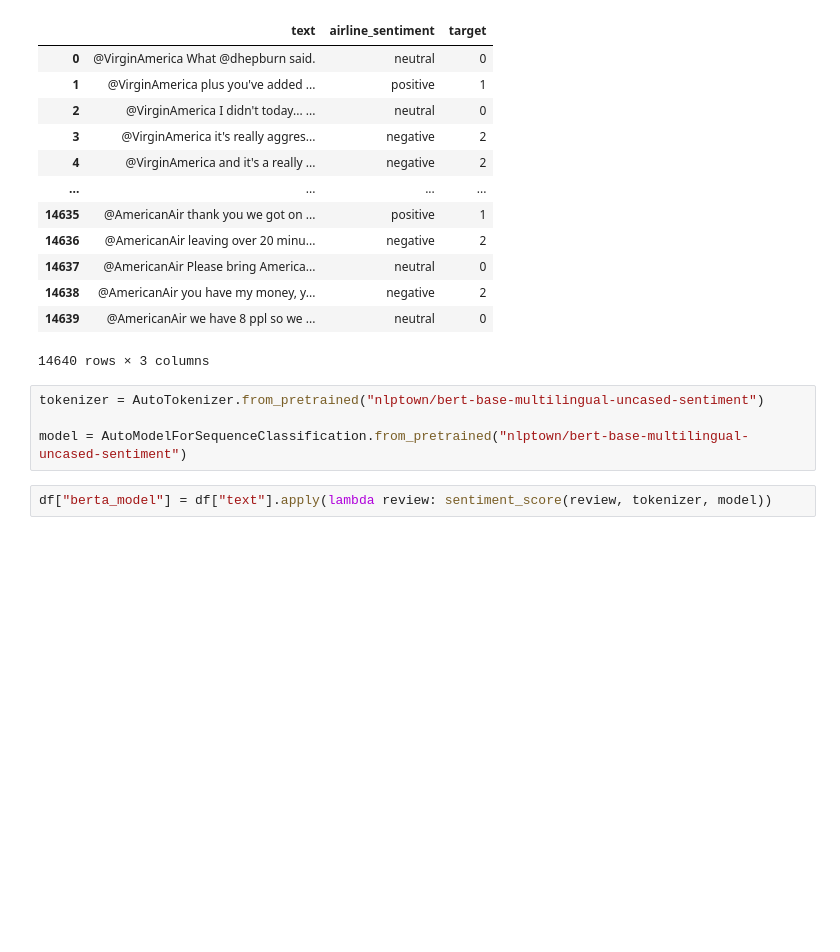
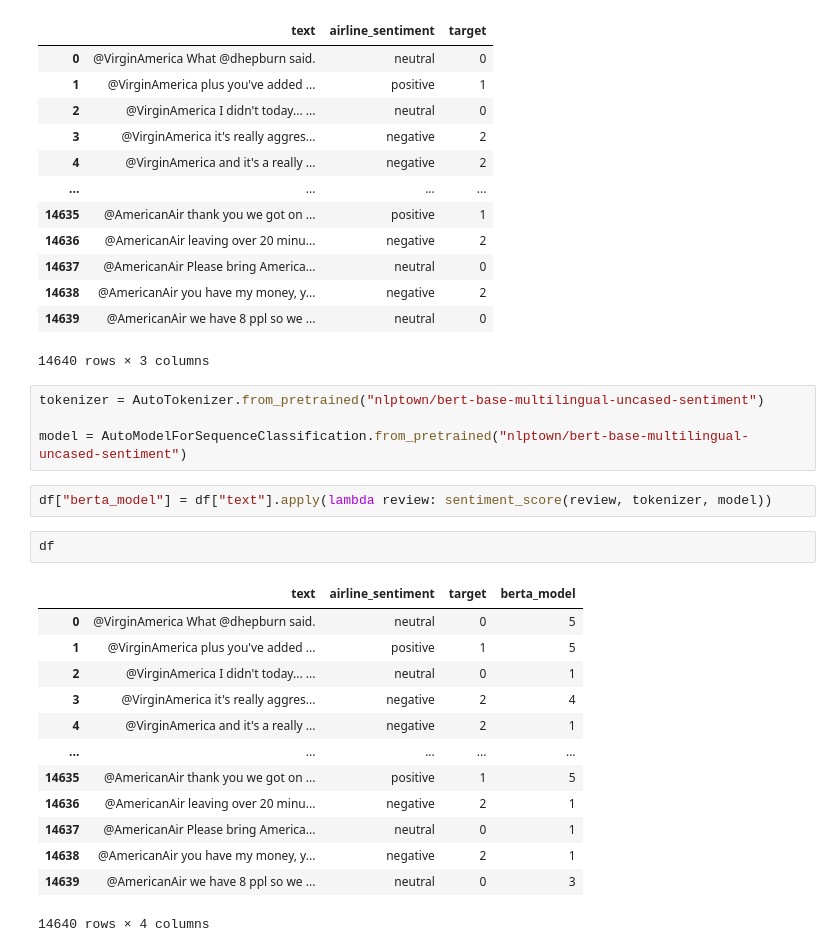
Before and after one commit to MaukanMir/NLP-Course-Docs-, a Jupyter notebook: airline-sentiment-2.ipynb, the cells around one changed output. Cells and saved outputs as stored; diff of their text form; blank space fills up the shorter version.

```diff
--- a/airline-sentiment-2.ipynb
+++ b/airline-sentiment-2.ipynb
@@ -146,3 +146,19 @@ tokenizer = AutoTokenizer.from_pretrained("nlptown/bert-base-multilingual-uncase
 model = AutoModelForSequenceClassification.from_pretrained("nlptown/bert-base-multilingual-uncased-sentiment")
 # %%
 df["berta_model"] = df["text"].apply(lambda review: sentiment_score(review, tokenizer, model))
+# %%
+df
+# %% [output]
+|  | text | airline_sentiment | target | berta_model |
+| 0 | @VirginAmerica What @dhepburn said. | neutral | 0 | 5 |
+| 1 | @VirginAmerica plus you've added ... | positive | 1 | 5 |
+| 2 | @VirginAmerica I didn't today... ... | neutral | 0 | 1 |
+| 3 | @VirginAmerica it's really aggres... | negative | 2 | 4 |
+| 4 | @VirginAmerica and it's a really ... | negative | 2 | 1 |
+| ... | ... | ... | ... | ... |
+| 14635 | @AmericanAir thank you we got on ... | positive | 1 | 5 |
+| 14636 | @AmericanAir leaving over 20 minu... | negative | 2 | 1 |
+| 14637 | @AmericanAir Please bring America... | neutral | 0 | 1 |
+| 14638 | @AmericanAir you have my money, y... | negative | 2 | 1 |
+| 14639 | @AmericanAir we have 8 ppl so we ... | neutral | 0 | 3 |
+14640 rows × 4 columns
```
Also changed, not shown: parts of 1 cell of this notebook.
